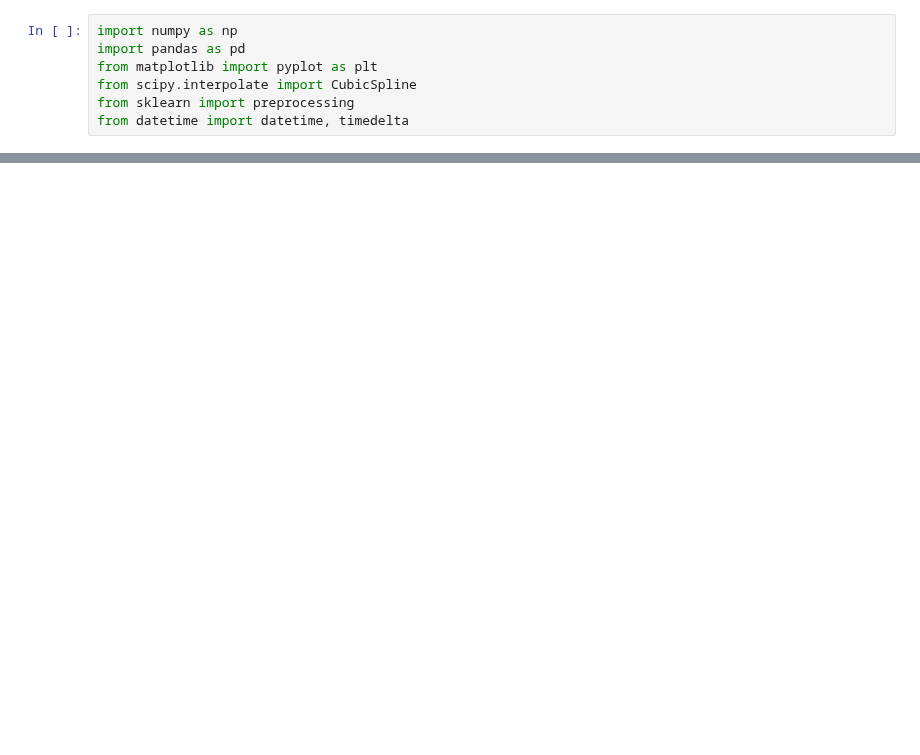
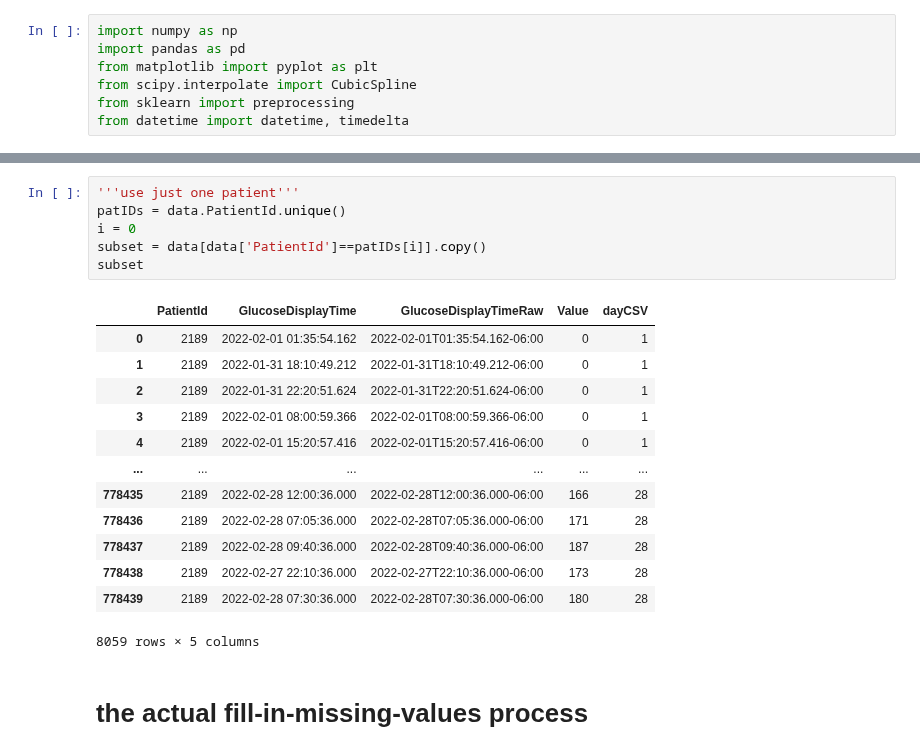
Before and after one commit to karinakanjaria/glucose-data-analysis, a Jupyter notebook: Read_In_Data/leslie-interpolationTesting.ipynb, the cells around one changed output, grey strips where cells are left out. Saved outputs shown, nothing was run; the diff lists cells and outputs as text; blank space fills up the shorter version.

```diff
--- a/Read_In_Data/leslie-interpolationTesting.ipynb
+++ b/Read_In_Data/leslie-interpolationTesting.ipynb
@@ -187,0 +24,22 @@ newData.to_csv("../../cephfs/cleanedData/2022-02_sampleFilled.csv", index=False)
+# %%
+'''use just one patient'''
+patIDs = data.PatientId.unique()
+i = 0
+subset = data[data['PatientId']==patIDs[i]].copy()
+subset
+# %% [output]
+|  | PatientId | GlucoseDisplayTime | GlucoseDisplayTimeRaw | Value | dayCSV |
+| 0 | 2189 | 2022-02-01 01:35:54.162 | 2022-02-01T01:35:54.162-06:00 | 0 | 1 |
+| 1 | 2189 | 2022-01-31 18:10:49.212 | 2022-01-31T18:10:49.212-06:00 | 0 | 1 |
+| 2 | 2189 | 2022-01-31 22:20:51.624 | 2022-01-31T22:20:51.624-06:00 | 0 | 1 |
+| 3 | 2189 | 2022-02-01 08:00:59.366 | 2022-02-01T08:00:59.366-06:00 | 0 | 1 |
+| 4 | 2189 | 2022-02-01 15:20:57.416 | 2022-02-01T15:20:57.416-06:00 | 0 | 1 |
+| ... | ... | ... | ... | ... | ... |
+| 778435 | 2189 | 2022-02-28 12:00:36.000 | 2022-02-28T12:00:36.000-06:00 | 166 | 28 |
+| 778436 | 2189 | 2022-02-28 07:05:36.000 | 2022-02-28T07:05:36.000-06:00 | 171 | 28 |
+| 778437 | 2189 | 2022-02-28 09:40:36.000 | 2022-02-28T09:40:36.000-06:00 | 187 | 28 |
+| 778438 | 2189 | 2022-02-27 22:10:36.000 | 2022-02-27T22:10:36.000-06:00 | 173 | 28 |
+| 778439 | 2189 | 2022-02-28 07:30:36.000 | 2022-02-28T07:30:36.000-06:00 | 180 | 28 |
+8059 rows × 5 columns
+# %% [markdown]
+# the actual fill-in-missing-values process
```
Also changed, not shown: parts of 42 cells of this notebook, 2 other files.
